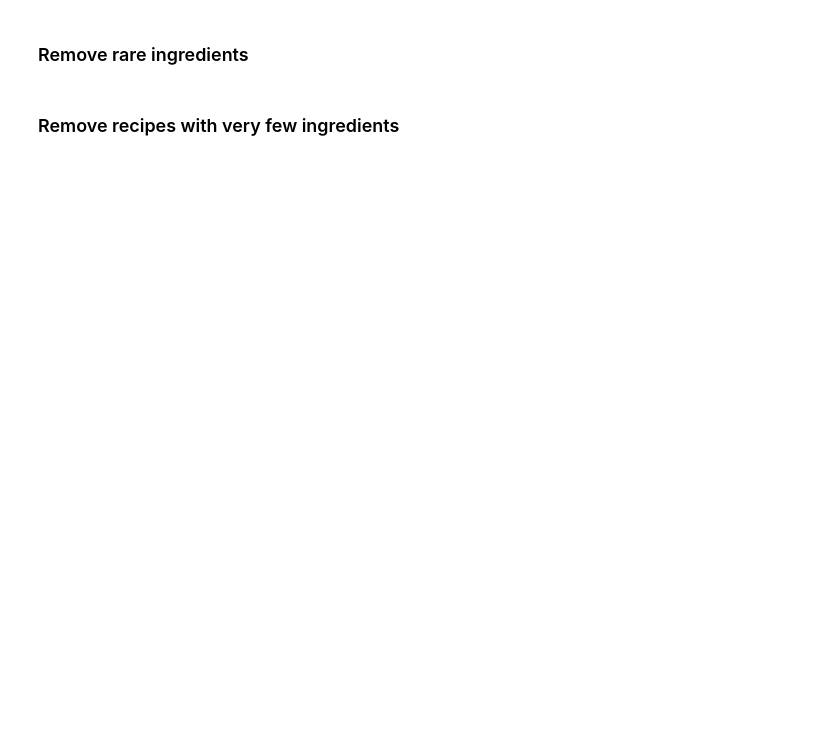
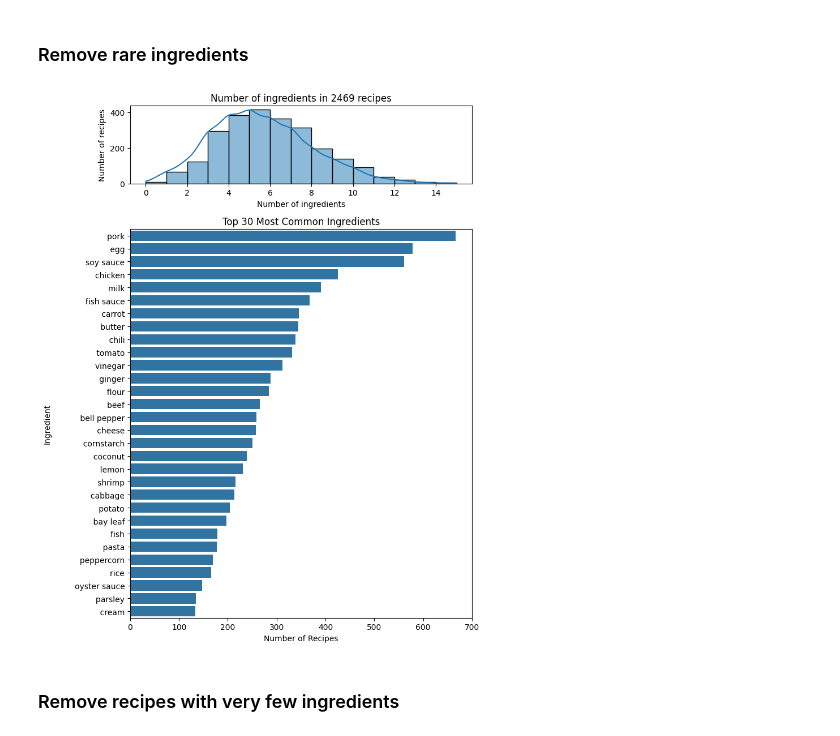
Before and after one commit to rixmape/panlasang-pinoy-clustering, a Jupyter notebook: panlasang-pinoy.ipynb, the cells around one changed output. Cells and saved outputs as stored; diff of their text form; code cells hidden in the pictures; blank space fills up the shorter version.

```diff
--- a/panlasang-pinoy.ipynb
+++ b/panlasang-pinoy.ipynb
@@ -390,21 +396,19 @@ with open("data/rare_ingredients.txt", "w", encoding="utf-8") as file:
 # %%
 def remove_rare_ingredients(ingredients):
     """Remove rare ingredients from a list."""
     return [
         ingredient
         for ingredient in ingredients
         if ingredient not in rare_ingredients
     ]
 
-
-reduced_df = recipe_df.copy()
-
 reduced_df.loc[:, "cleaned_ingredients"] = (
     reduced_df["cleaned_ingredients"].apply(remove_rare_ingredients)
 )
 
-plot_ingredient_distribution(reduced_df["cleaned_ingredients"])
-plot_common_ingredients(reduced_df["cleaned_ingredients"])
+plot_ingredient_analysis(reduced_df["cleaned_ingredients"])
+# %% [output]
+[figure, added]
 # %% [markdown]
 ### Remove recipes with very few ingredients
 # %%
```
Also changed, not shown: parts of 18 cells of this notebook, 4 other files.
